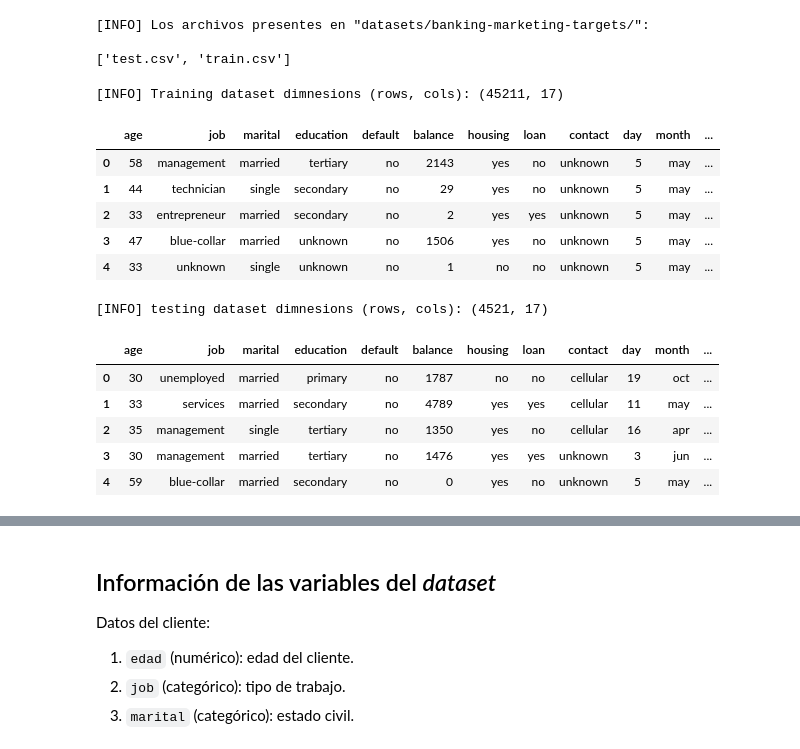
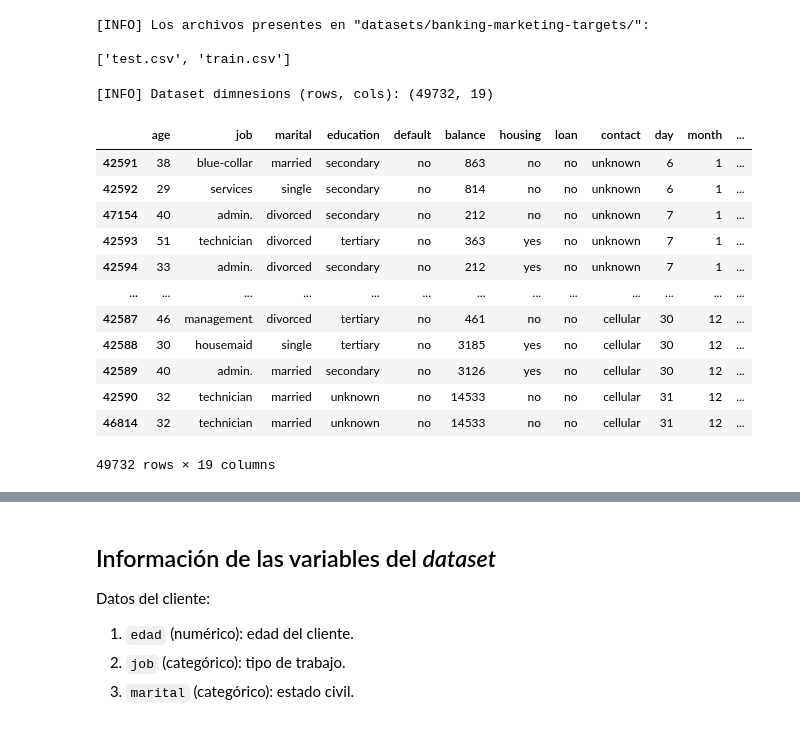
Before and after one commit to joefavergel/pbs-enae-python-applications-course, a Jupyter notebook: 1-customer-segmentation-target marketing.ipynb, the cells around one changed output, grey strips where cells are left out. Drawn from its saved outputs; the diff is of its cells as text; code cells hidden in the pictures.

```diff
--- a/1-customer-segmentation-target marketing.ipynb
+++ b/1-customer-segmentation-target marketing.ipynb
@@ -109,33 +111,41 @@ print(
 # %%
 import os
 
 import pandas as pd
 
 
-train = pd.read_csv(os.path.join(DATA_PATH, "train.csv"), sep=";")
-test = pd.read_csv(os.path.join(DATA_PATH, "test.csv"), sep=";")
+data = pd.concat([
+    pd.read_csv(os.path.join(DATA_PATH, "train.csv"), sep=";"),
+    pd.read_csv(os.path.join(DATA_PATH, "test.csv"), sep=";")
+], axis=0)
 
-train.rename(columns={"y": "cd"}, inplace=True)
-test.rename(columns={"y": "cd"}, inplace=True)
+data.rename(columns={"y": "cd"}, inplace=True)
+data.reset_index(drop=True, inplace=True)
+
+data["month"] = data["month"].replace(
+    list(data["month"].value_counts().index),
+    [5, 7, 8, 6, 11, 4, 2, 1, 10, 9, 3, 12]
+)
+data["year"] = pd.Series([2022] * len(data))
+data["date"] = pd.to_datetime(data[['year', 'month', 'day']])
+# data.drop(["day", "month", "year"], axis=1, inplace=True)
+data.sort_values(by="date", inplace=True)
 
 with pd.option_context('display.max_columns', None):
-    print(f"[INFO] Training dataset dimnesions (rows, cols): {train.shape}")
-    display(train.head())
-
-    print(f"\n[INFO] testing dataset dimnesions (rows, cols): {test.shape}")
-    display(test.head())
+    print(f"[INFO] Dataset dimnesions (rows, cols): {data.shape}")
+    display(data)
 # %% [output]
-[INFO] Training dataset dimnesions (rows, cols): (45211, 17)
+[INFO] Dataset dimnesions (rows, cols): (49732, 19)
 |  | age | job | marital | education | default | balance | housing | loan | contact | day | month | ... |
-| 0 | 58 | management | married | tertiary | no | 2143 | yes | no | unknown | 5 | may | ... |
-| 1 | 44 | technician | single | secondary | no | 29 | yes | no | unknown | 5 | may | ... |
-| 2 | 33 | entrepreneur | married | secondary | no | 2 | yes | yes | unknown | 5 | may | ... |
-| 3 | 47 | blue-collar | married | unknown | no | 1506 | yes | no | unknown | 5 | may | ... |
-| 4 | 33 | unknown | single | unknown | no | 1 | no | no | unknown | 5 | may | ... |
+| 42591 | 38 | blue-collar | married | secondary | no | 863 | no | no | unknown | 6 | 1 | ... |
+| 42592 | 29 | services | single | secondary | no | 814 | no | no | unknown | 6 | 1 | ... |
+| 47154 | 40 | admin. | divorced | secondary | no | 212 | no | no | unknown | 7 | 1 | ... |
+| 42593 | 51 | technician | divorced | tertiary | no | 363 | yes | no | unknown | 7 | 1 | ... |
+| 42594 | 33 | admin. | divorced | secondary | no | 212 | yes | no | unknown | 7 | 1 | ... |
+| ... | ... | ... | ... | ... | ... | ... | ... | ... | ... | ... | ... | ... |
+| 42587 | 46 | management | divorced | tertiary | no | 461 | no | no | cellular | 30 | 12 | ... |
+| 42588 | 30 | housemaid | single | tertiary | no | 3185 | yes | no | cellular | 30 | 12 | ... |
+| 42589 | 40 | admin. | married | secondary | no | 3126 | yes | no | cellular | 30 | 12 | ... |
+| 42590 | 32 | technician | married | unknown | no | 14533 | no | no | cellular | 31 | 12 | ... |
+| 46814 | 32 | technician | married | unknown | no | 14533 | no | no | cellular | 31 | 12 | ... |
-[INFO] testing dataset dimnesions (rows, cols): (4521, 17)
+49732 rows × 19 columns
-|  | age | job | marital | education | default | balance | housing | loan | contact | day | month | ... |
-| 0 | 30 | unemployed | married | primary | no | 1787 | no | no | cellular | 19 | oct | ... |
-| 1 | 33 | services | married | secondary | no | 4789 | yes | yes | cellular | 11 | may | ... |
-| 2 | 35 | management | single | tertiary | no | 1350 | yes | no | cellular | 16 | apr | ... |
-| 3 | 30 | management | married | tertiary | no | 1476 | yes | yes | unknown | 3 | jun | ... |
-| 4 | 59 | blue-collar | married | secondary | no | 0 | yes | no | unknown | 5 | may | ... |
```
Also changed, not shown: parts of 26 cells of this notebook.
